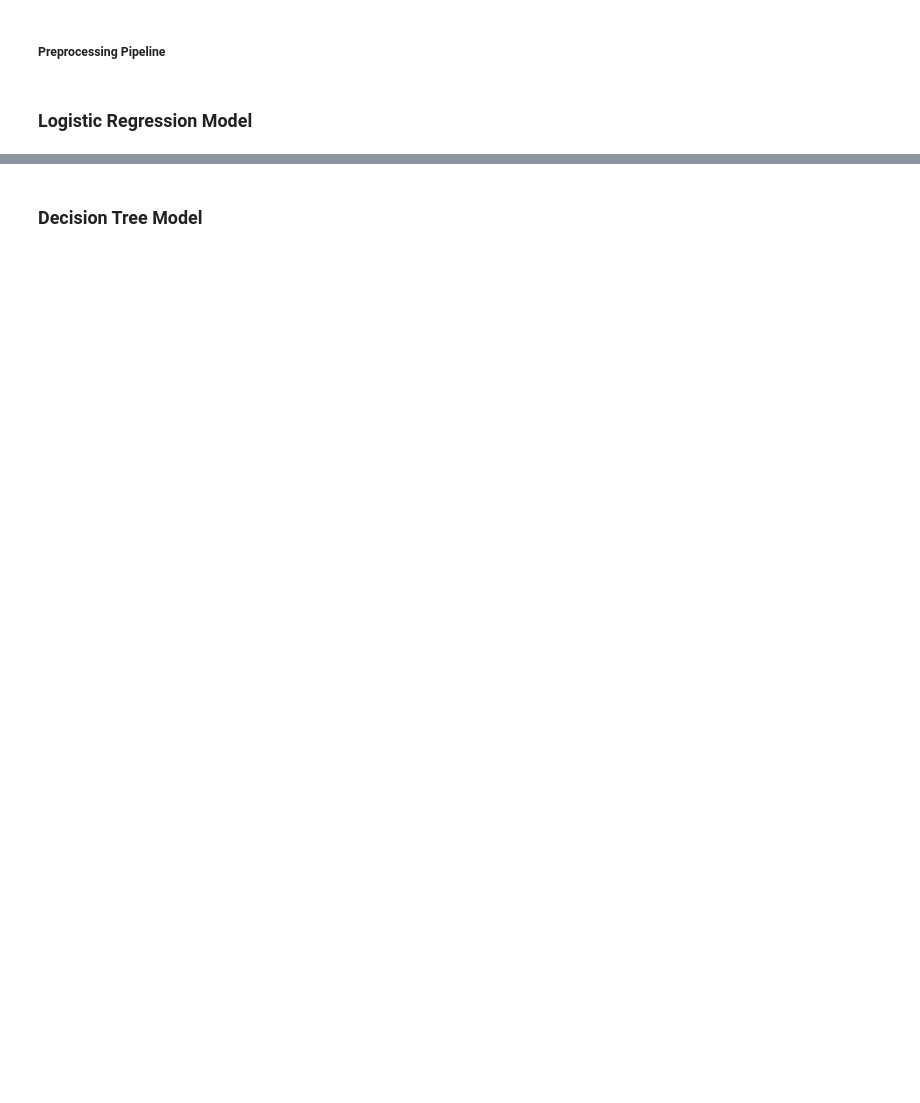
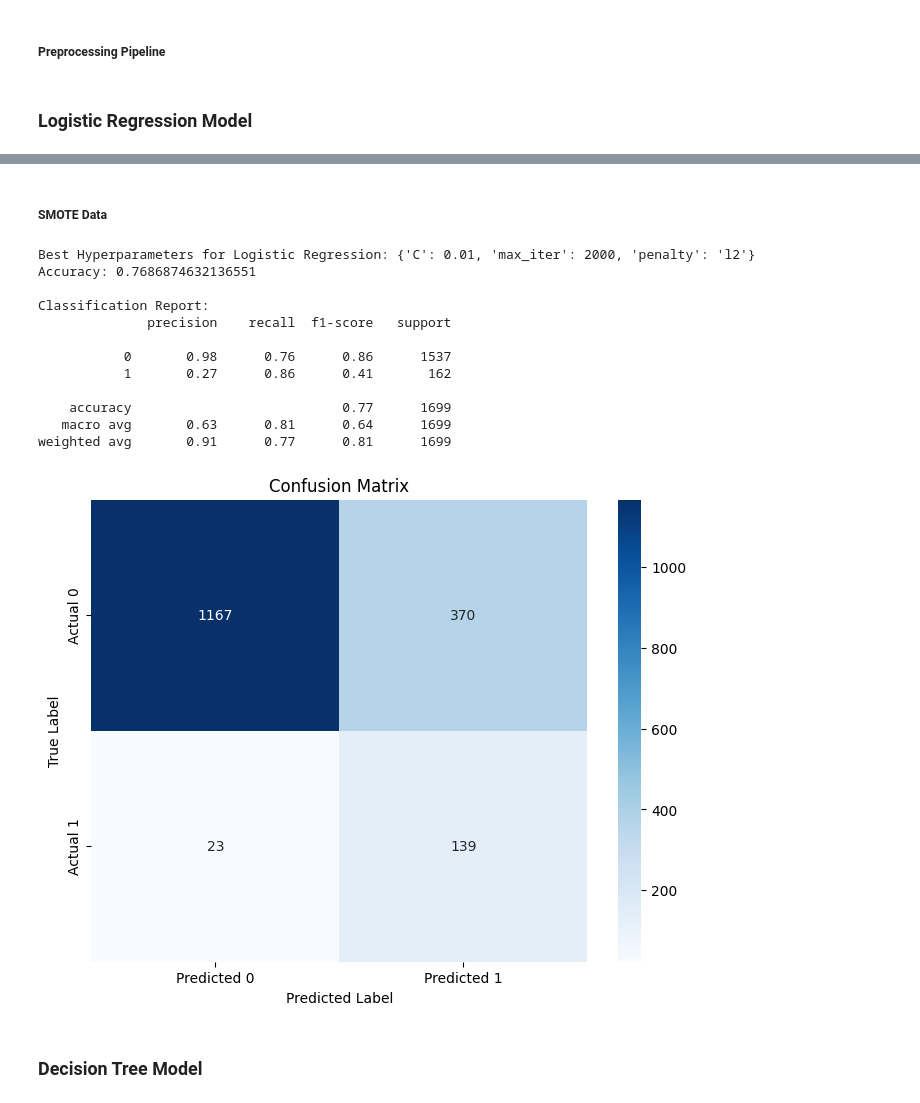
Before and after one commit to JasonCP14/diabetes-prediction, a Jupyter notebook: src/script.ipynb, the cells around one changed output, grey strips where cells are left out. Saved outputs shown, nothing was run; the diff lists cells and outputs as text; code cells hidden in the pictures; blank space fills up the shorter version.

```diff
--- a/src/script.ipynb
+++ b/src/script.ipynb
@@ -44,5 +68,8 @@ x_train, x_test, y_train, y_test = train_test_split(onehot_x, y, test_size=0.25,
 # Impute missing data using training data mean
 x_train.fillna(x_train.mean(), inplace = True)
 x_test.fillna(x_train.mean(), inplace = True)
+
+smote = SMOTE(random_state=42)
+x_smote, y_smote = smote.fit_resample(x_train, y_train)
 # %% [markdown]
 ### Logistic Regression Model
@@ -129,2 +126,52 @@ Traceback (most recent call last):
+# %% [markdown]
+##### SMOTE Data
+# %%
+# Create a Logistic Regression model
+lr_smote = LogisticRegression(random_state=seed)
+
+# Define hyperparameters to tune
+lr_smote_grid = {
+    "penalty": ["l2"],
+    "C": [0.001, 0.01, 0.1, 1, 10, 100],
+    "max_iter": [2000, 4000]
+}
+
+# Use GridSearchCV for hyperparameter tuning
+lr_smote_grid_search = GridSearchCV(estimator=lr_smote, param_grid=lr_smote_grid, cv=5, scoring="accuracy")
+lr_smote_grid_search.fit(x_smote, y_smote)
+lr_smote_best_model = lr_smote_grid_search.best_estimator_
+
+# Get the best hyperparameters
+lr_smote_best_params = lr_smote_grid_search.best_params_
+print("Best Hyperparameters for Logistic Regression:", lr_smote_best_params)
+
+# Evaluate the model
+lr_smote_best_pred = lr_smote_best_model.predict(x_test)
+lr_smote_acc = accuracy_score(y_test, lr_smote_best_pred)
+lr_smote_conf = confusion_matrix(y_test, lr_smote_best_pred)
+lr_smote_report = classification_report(y_test, lr_smote_best_pred)
+
+print(f"Accuracy: {lr_smote_acc}\n")
+print(f"Classification Report:\n{lr_smote_report}")
+plt.figure(figsize=(8, 6))
+sns.heatmap(lr_smote_conf, annot=True, fmt="d", cmap="Blues", xticklabels=["Predicted 0", "Predicted 1"], yticklabels=["Actual 0", "Actual 1"])
+plt.xlabel("Predicted Label")
+plt.ylabel("True Label")
+plt.title("Confusion Matrix")
+plt.show()
+# %% [output]
+Best Hyperparameters for Logistic Regression: {'C': 0.01, 'max_iter': 2000, 'penalty': 'l2'}
+Accuracy: 0.7686874632136551
+
+Classification Report:
+              precision    recall  f1-score   support
+
+           0       0.98      0.76      0.86      1537
+           1       0.27      0.86      0.41       162
+
+    accuracy                           0.77      1699
+   macro avg       0.63      0.81      0.64      1699
+weighted avg       0.91      0.77      0.81      1699
+[figure, added]
 # %% [markdown]
 ### Decision Tree Model
```
Also changed, not shown: parts of 15 cells of this notebook, 1 other file.
